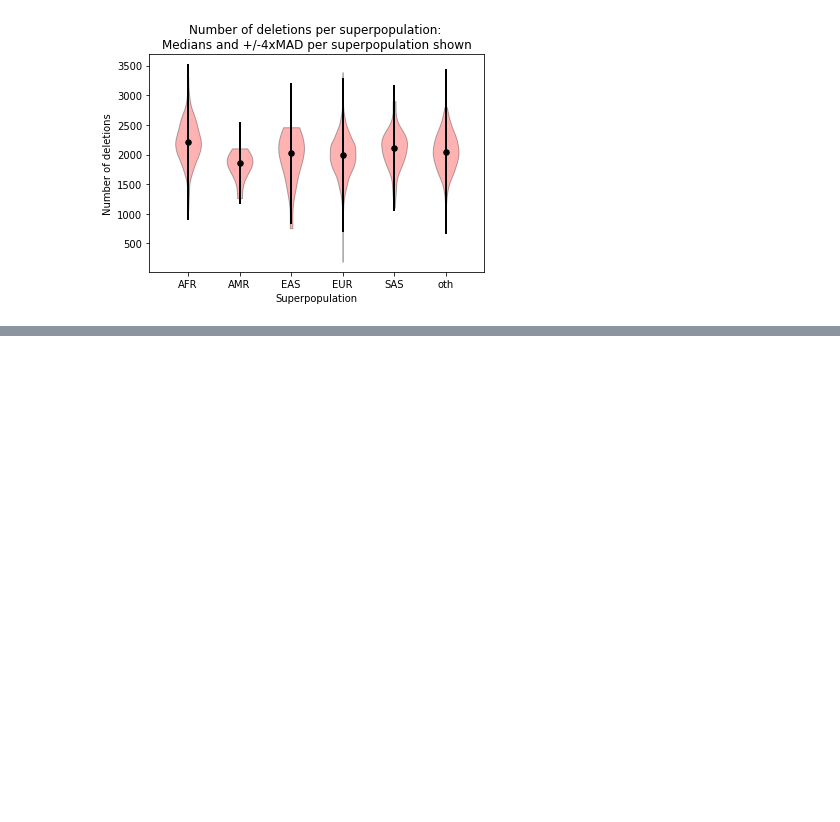
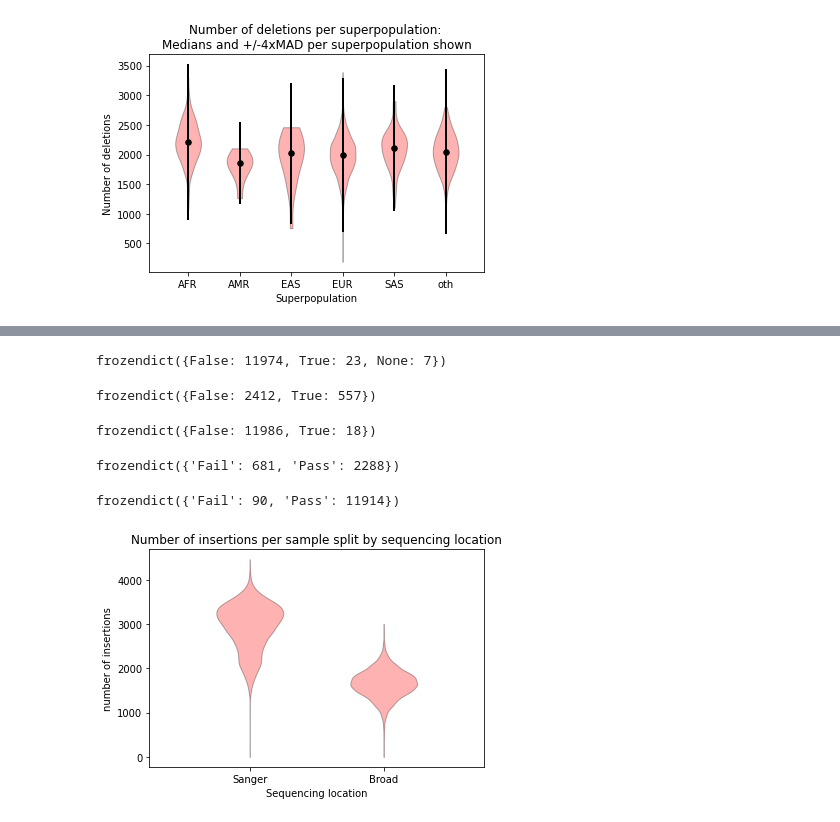
Before and after one commit to wtsi-hgi/wes-qc, a Jupyter notebook: jupyter_notebooks/sample_qc/plot_stratified_filtered_sample_qc.ipynb, the cells around one changed output, grey strips where cells are left out. Cells and saved outputs as stored; diff of their text form; code cells hidden in the pictures; blank space fills up the shorter version.

Commit message:
more plots

```diff
--- a/jupyter_notebooks/sample_qc/plot_stratified_filtered_sample_qc.ipynb
+++ b/jupyter_notebooks/sample_qc/plot_stratified_filtered_sample_qc.ipynb
@@ -40,7 +40,7 @@ Welcome to
   /_/ /_/\_,_/_/_/   version 0.2.88-7d39379870da
 LOGGING: writing to /home/ubuntu/jupyter/hail-20220412-0954-0.2.88-7d39379870da.log
 # %%
-ht_sample_qc_file = lustre_dir + "matrixtables/mt_pops_sampleqc.ht"
+ht_sample_qc_file = lustre_dir + "matrixtables/mt_pops_QC_filters.ht"
 ht = hl.read_table(ht_sample_qc_file)
 ht.show()
 # %% [output]
@@ -323,0 +501,3 @@ violin_plot('sample_qc.n_deletion', 'Number of deletions')
+# %%
+sanger_ht = ht.filter(ht.sequencing_location == 'Sanger')
+sanger_ht.show()
@@ -323,0 +521,3 @@ violin_plot('sample_qc.n_deletion', 'Number of deletions')
+# %%
+broad_ht = ht.filter(ht.sequencing_location == 'Bristol')
+broad_ht.show()
@@ -323,0 +606,52 @@ violin_plot('sample_qc.n_deletion', 'Number of deletions')
+# %%
+sanger_ht.aggregate(hl.agg.counter(sanger_ht.fail_r_insertion_deletion))
+# %% [output]
+frozendict({False: 11974, True: 23, None: 7})
+# %%
+broad_ht.aggregate(hl.agg.counter(broad_ht.fail_n_deletion))
+# %% [output]
+frozendict({False: 2412, True: 557})
+# %%
+sanger_ht.aggregate(hl.agg.counter(sanger_ht.fail_n_deletion))
+# %% [output]
+frozendict({False: 11986, True: 18})
+# %%
+broad_ht.aggregate(hl.agg.counter(broad_ht.filter_result))
+# %% [output]
+frozendict({'Fail': 681, 'Pass': 2288})
+# %%
+sanger_ht.aggregate(hl.agg.counter(sanger_ht.filter_result))
+# %% [output]
+frozendict({'Fail': 90, 'Pass': 11914})
+# %%
+#violins for n insertion and n deletion for broad and sanger
+df_broad = broad_ht.to_pandas(flatten=True)
+df_sanger = sanger_ht.to_pandas(flatten=True)
+
+def set_axis_style(ax, labels):
+    ax.xaxis.set_tick_params(direction='out')
+    ax.xaxis.set_ticks_position('bottom')
+    ax.set_xticks(np.arange(1, len(labels) + 1), labels=labels)
+    ax.set_xlim(0.25, len(labels) + 0.75)
+    ax.set_xlabel('Sequencing location')
+
+
+fig, ax = plt.subplots()
+plottitle = "Number of insertions per sample split by sequencing location"
+ax.set_title(plottitle)
+ax.set_ylabel("number of insertions")
+
+violin_parts = ax.violinplot([df_broad['sample_qc.n_insertion'], df_sanger['sample_qc.n_insertion']], showmeans=False, showmedians=False, showextrema=False)
+
+for pc in violin_parts['bodies']:
+    pc.set_facecolor('red')
+    pc.set_edgecolor('black')
+
+labels = ['Sanger', 'Broad']
+set_axis_style(ax, labels)
+
+    #plt.show()
+plotfile = plot_dir + '/sample_qc/sanger_broad_insertions.png'
+plt.savefig(plotfile, dpi=100)
+# %% [output]
+[figure, added]
```
Also changed, not shown: parts of 37 cells of this notebook, 1 other file.
